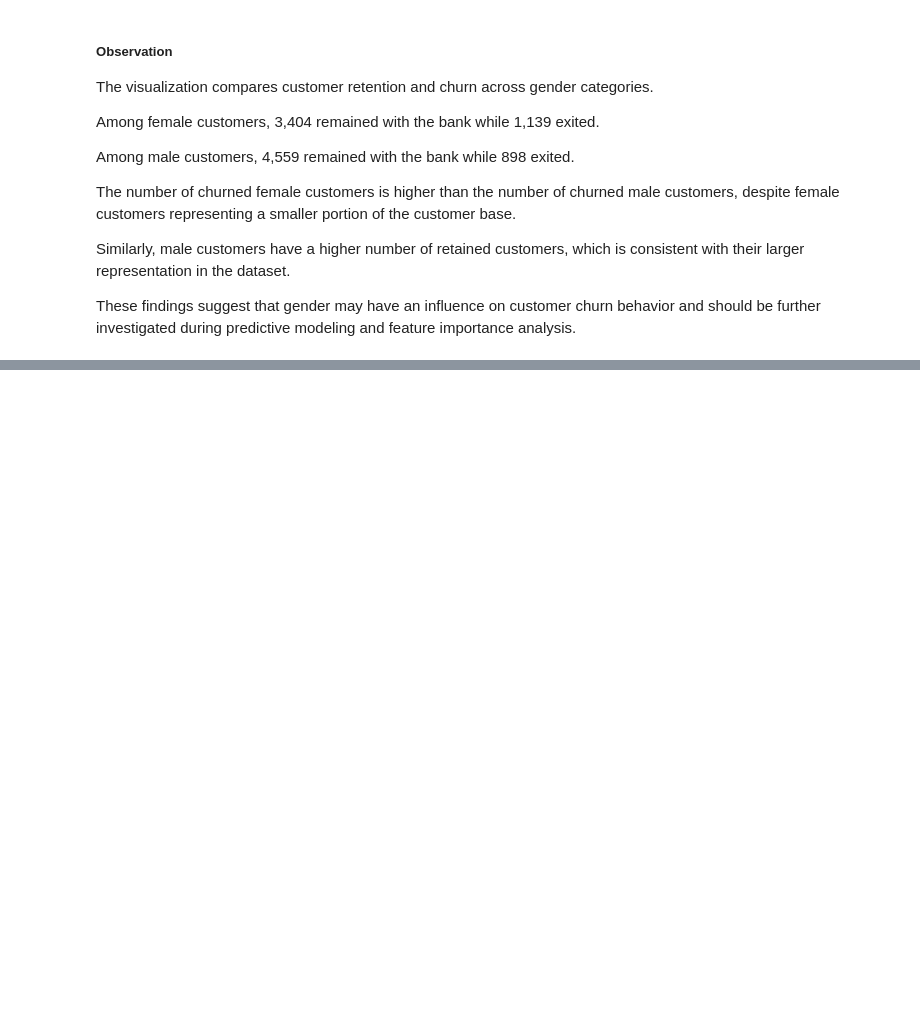
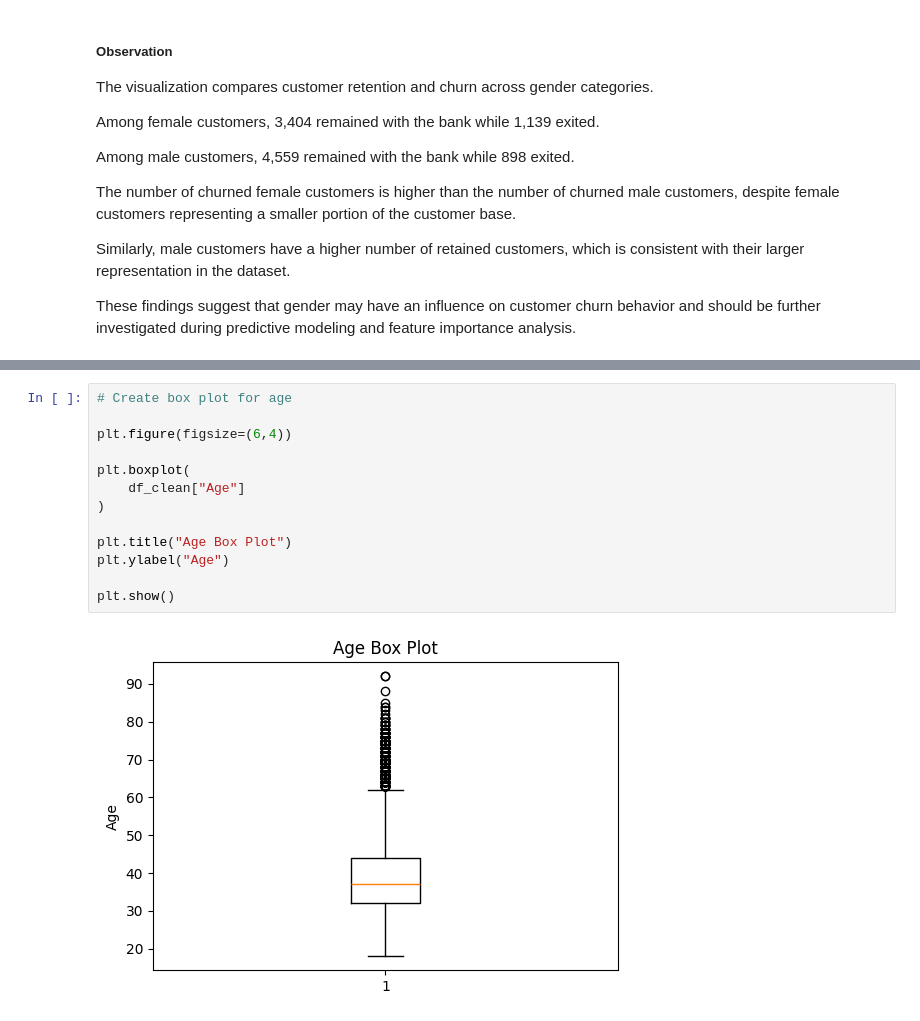
Before and after one commit to huzaifawaheed2/DevelopersHub-Corporation-Internship, a Jupyter notebook: Project-03-Customer-Churn-Prediction/notebooks/customer_churn_prediction.ipynb, the cells around one changed output, grey strips where cells are left out. Drawn from its saved outputs; the diff is of its cells as text; blank space fills up the shorter version.

```diff
--- a/Project-03-Customer-Churn-Prediction/notebooks/customer_churn_prediction.ipynb
+++ b/Project-03-Customer-Churn-Prediction/notebooks/customer_churn_prediction.ipynb
@@ -814,0 +1074,15 @@ These findings suggest that gender may have an influence on customer churn behav
+# %%
+# Create box plot for age
+
+plt.figure(figsize=(6,4))
+
+plt.boxplot(
+    df_clean["Age"]
+)
+
+plt.title("Age Box Plot")
+plt.ylabel("Age")
+
+plt.show()
+# %% [output]
+[figure, added]
```
Also changed, not shown: parts of 76 cells of this notebook.
